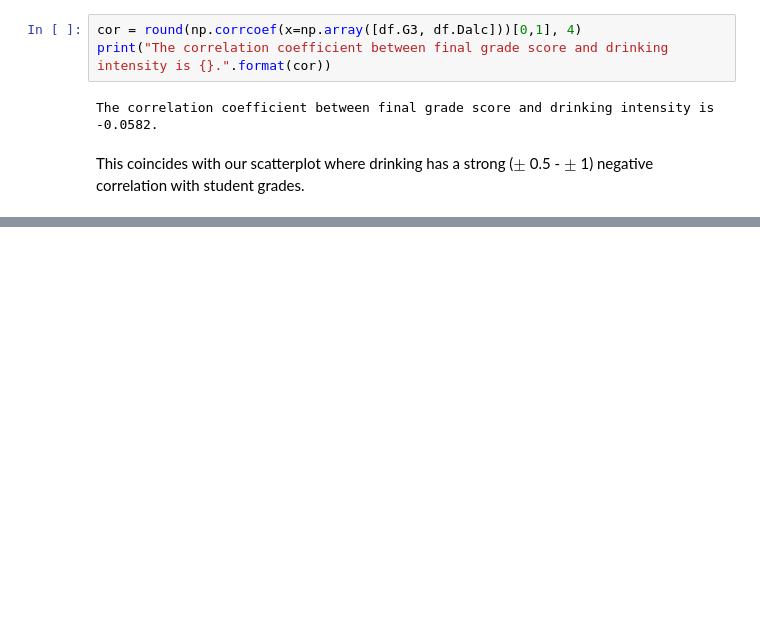
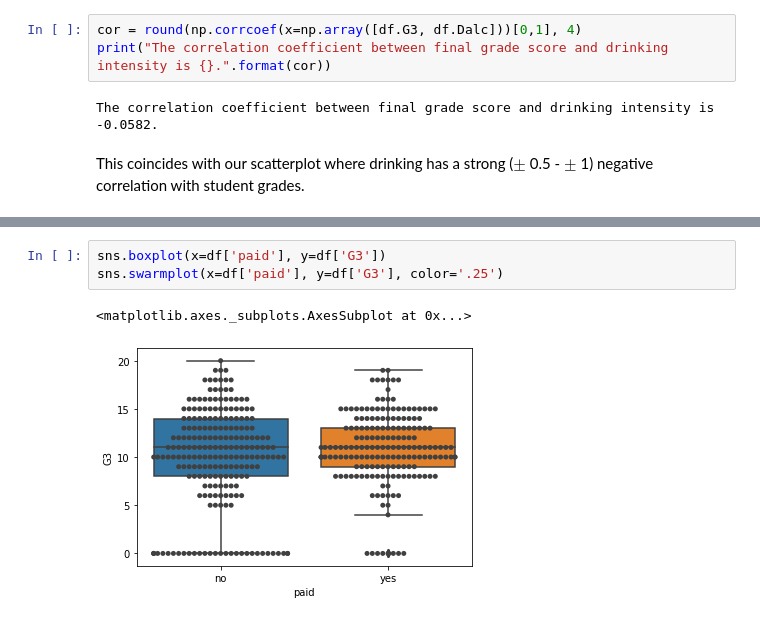
Before and after one commit to justingee193/Data-Science-Projects, a Jupyter notebook: student-performance/student-performance.ipynb, the cells around one changed output, grey strips where cells are left out. Drawn from its saved outputs; the diff is of its cells as text; blank space fills up the shorter version.

```diff
--- a/student-performance/student-performance.ipynb
+++ b/student-performance/student-performance.ipynb
@@ -106,0 +212,6 @@ This coincides with our scatterplot where drinking has a strong ($\pm$ 0.5 - $\p
+# %%
+sns.boxplot(x=df['paid'], y=df['G3'])
+sns.swarmplot(x=df['paid'], y=df['G3'], color='.25')
+# %% [output]
+<matplotlib.axes._subplots.AxesSubplot at 0x...>
+[figure, added]
```
Also changed, not shown: parts of 36 cells of this notebook.
